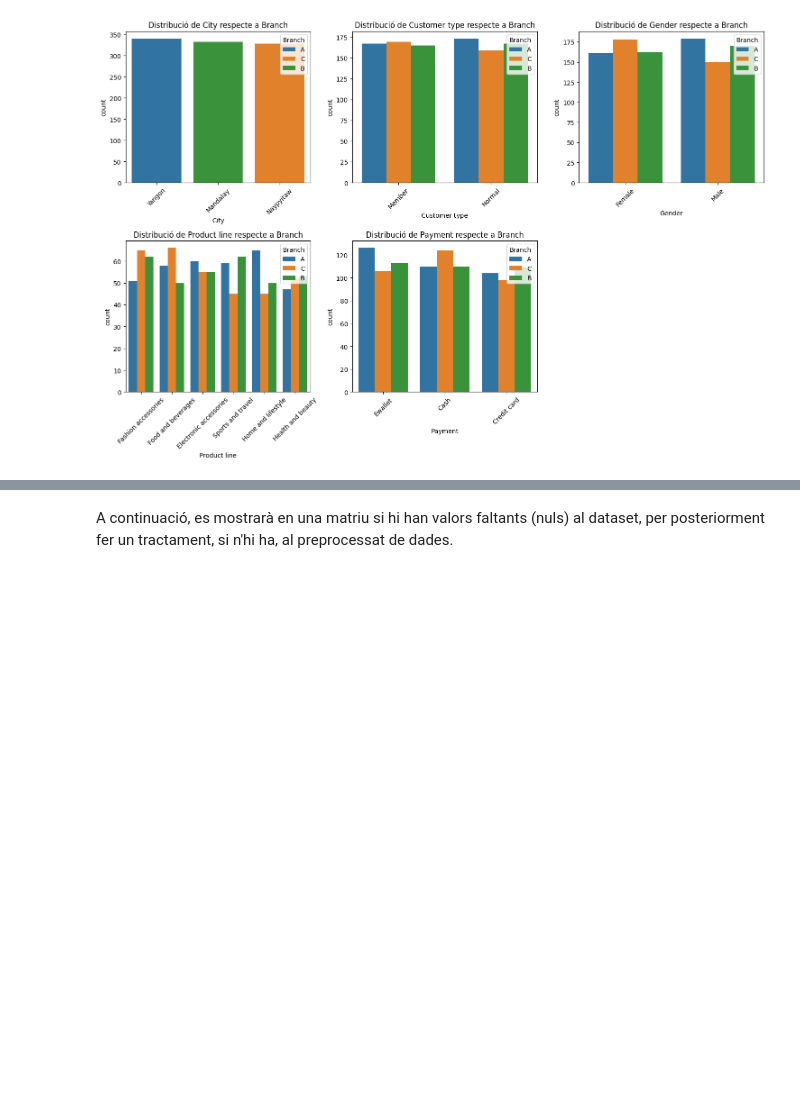
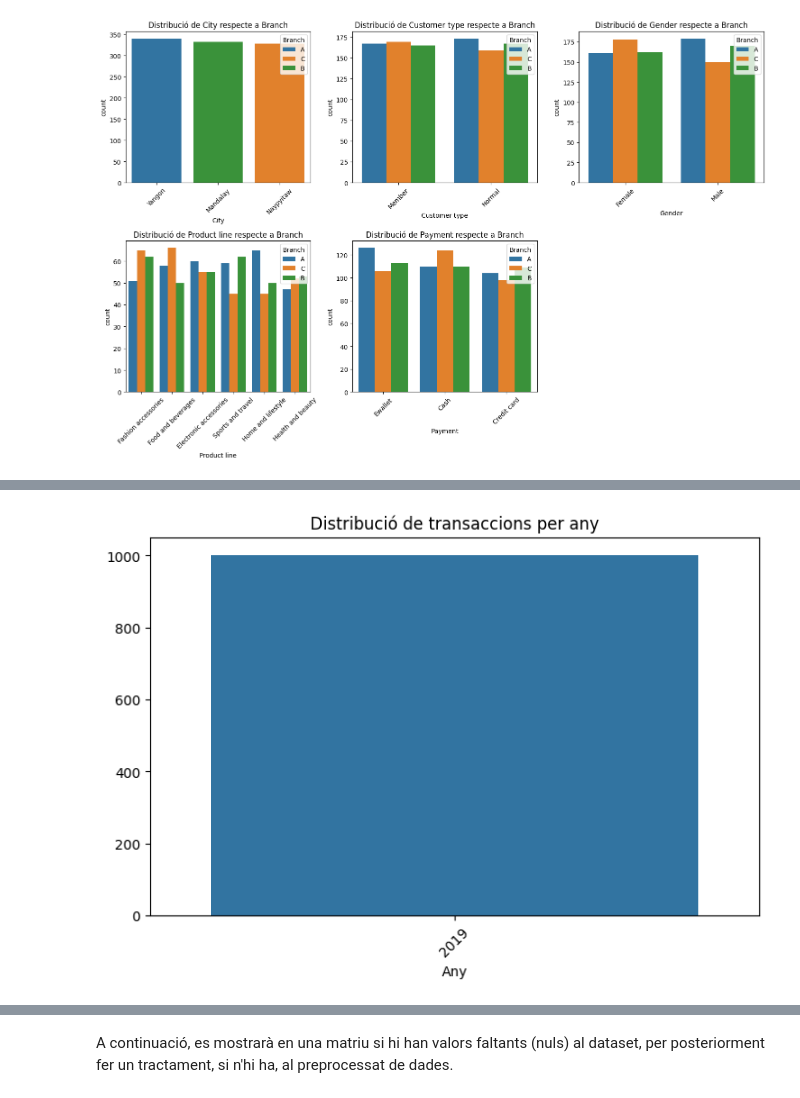
Before and after one commit to gabozan/Predictive-Modeling-on-Supermarket-Sales, a Jupyter notebook: supermarket_sales.ipynb, the cells around one changed output, grey strips where cells are left out. Cells and saved outputs as stored; diff of their text form; code cells hidden in the pictures; blank space fills up the shorter version.

```diff
--- a/supermarket_sales.ipynb
+++ b/supermarket_sales.ipynb
@@ -250,0 +269,12 @@ plt.show()
+# %%
+dataset["Date"] = pd.to_datetime(dataset["Date"])
+
+transacciones_per_year = dataset["Date"].dt.year.value_counts().sort_index()
+plt.figure(figsize=(8, 5))
+sns.barplot(x=transacciones_per_year.index, y=transacciones_per_year.values)
+plt.title("Distribució de transaccions per any")
+plt.xlabel("Any")
+plt.xticks(rotation=45)
+plt.show()
+# %% [output]
+[figure, added]
```
Also changed, not shown: parts of 16 cells of this notebook.
